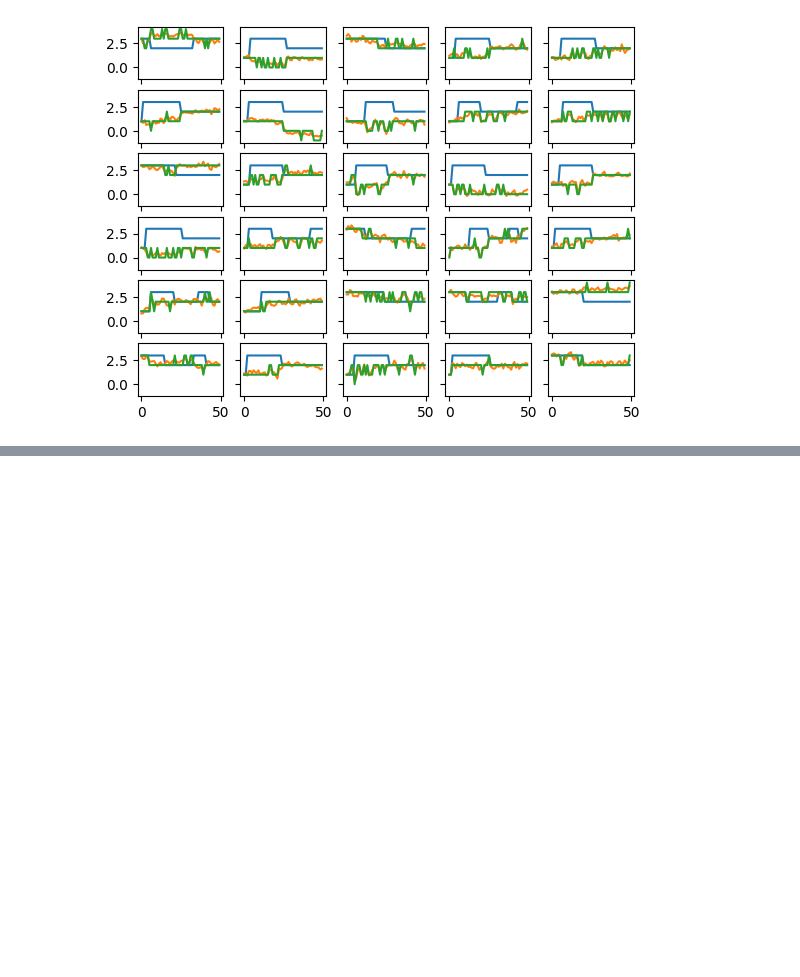
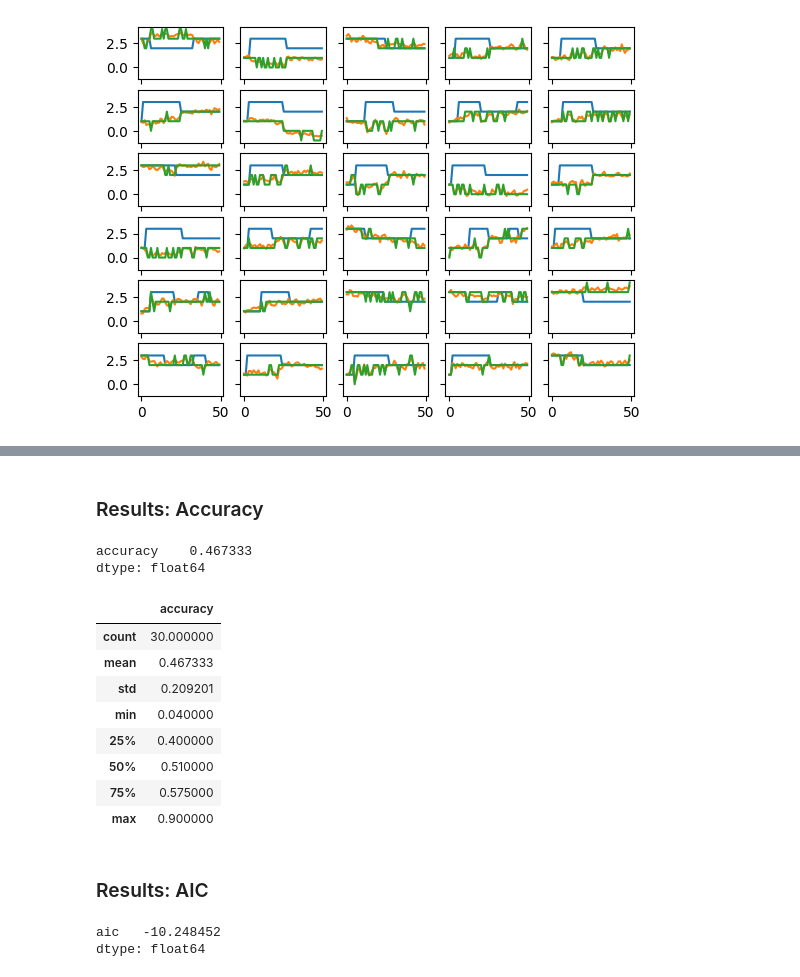
Before and after one commit to nicktjandra/TimeSeriesAccelerometerPrediction, a Jupyter notebook: arimax_final_50.ipynb, the cells around one changed output, grey strips where cells are left out. Cells and saved outputs as stored; diff of their text form; code cells hidden in the pictures; blank space fills up the shorter version.

Commit message:
emily final versions and results

```diff
--- a/arimax_final_all.ipynb
+++ b/arimax_final_50.ipynb
@@ -77,11 +85,12 @@ def arimamodel(timeseries_array, exog_vars):
                                      trace=True)
     return autoarima_model
 # %%
-## empty dataframe of predictions and original results
+# empty dataframe for predictions, original results, and AIC
 predictions = pd.DataFrame()
 testing = pd.DataFrame()
+aic = pd.DataFrame()
 # %%
-## subjects 1-30
+# loop through each subject, create an optimized model, and capture the predictions and AIC
 for i in range(1, len(y_all_data["Subject"].unique())+1):
     # get all entries for given subject
     y_all_data_i = y_all_data[y_all_data["Subject"] == i]
@@ -91,15 +100,15 @@ for i in range(1, len(y_all_data["Subject"].unique())+1):
     y_i_test = y_all_data_i[(np.shape(y_all_data_i)[0]-50):]
     x_i_train = x_all_data_i[:(np.shape(x_all_data_i)[0]-50)]
     x_i_test = x_all_data_i[(np.shape(x_all_data_i)[0]-50):]
+    # record original state
     testing[str(i)] = y_i_test[0].values
     # testing arimax on all features, only on current subject
-    ## order=(AR, I, MA)
     arima_model = arimamodel(y_i_train[0], x_i_train.loc[:, x_i_train.columns != "Subject"])
-    #arima_model.summary()
+    # record predicted state
     pred_i = arima_model.predict(len(y_i_test), x_i_test.loc[:, x_i_test.columns != "Subject"])
     pred_i = pred_i.reset_index(drop=True)
     predictions[str(i)] = pred_i
-    #predictions[str(i)] = arima_model.predict(len(y_i_test), x_i_test.loc[:, x_i_test.columns != "Subject"])
-    #predictions = predictions.reset_index(drop=True)
+    # record AIC
+    aic.at[i,"aic"] = arima_model.aic()
 # %% [output]
 Performing stepwise search to minimize aic
@@ -293,10 +311,3 @@ for ax in axs.flat:
     ax.label_outer()
 # %% [output]
 [figure]
-# %%
-## accuracy measurement: rmse of rounded values
-rmse_results = pd.DataFrame()
-
-for i in range(1,31):
-    rmse_i = math.sqrt(((testing[str(i)].astype('int') - round(predictions[str(i)]).astype('int'))**2).mean())
-    rmse_results.at[i,"rmse"] = rmse_i
@@ -329,0 +316,37 @@ dtype: float64
+# %% [markdown]
+### Results: Accuracy
+# %%
+# Accuracy
+# create empty dataframe to store accuracy
+accuracy = pd.DataFrame()
+
+# get accuracy using the classification report from sklearn
+for i in range(1,31):
+    rep_i = classification_report(testing[str(i)].astype('string'),
+                          round(predictions[str(i)]).astype('int').astype('str'))
+    acc_i = float(re.findall("accuracy.*[01].\d\d",rep_i)[0][-4:])
+    accuracy.at[i,"accuracy"] = acc_i
+# %%
+accuracy.mean()
+# %% [output]
+accuracy    0.467333
+dtype: float64
+# %%
+accuracy.describe()
+# %% [output]
+|  | accuracy |
+| count | 30.000000 |
+| mean | 0.467333 |
+| std | 0.209201 |
+| min | 0.040000 |
+| 25% | 0.400000 |
+| 50% | 0.510000 |
+| 75% | 0.575000 |
+| max | 0.900000 |
+# %% [markdown]
+### Results: AIC
+# %%
+aic.mean()
+# %% [output]
+aic   -10.248452
+dtype: float64
```
Also changed, not shown: parts of 18 cells of this notebook, 12 other files.
